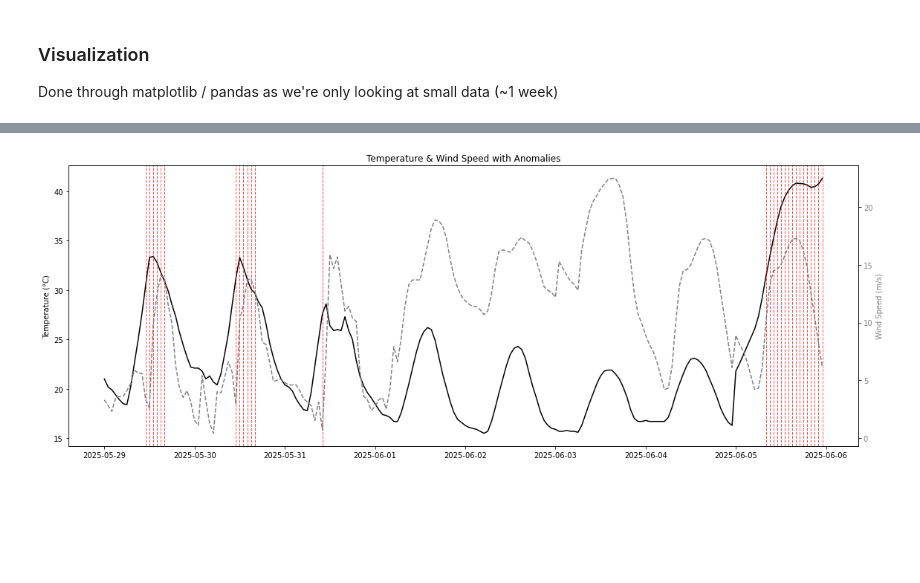
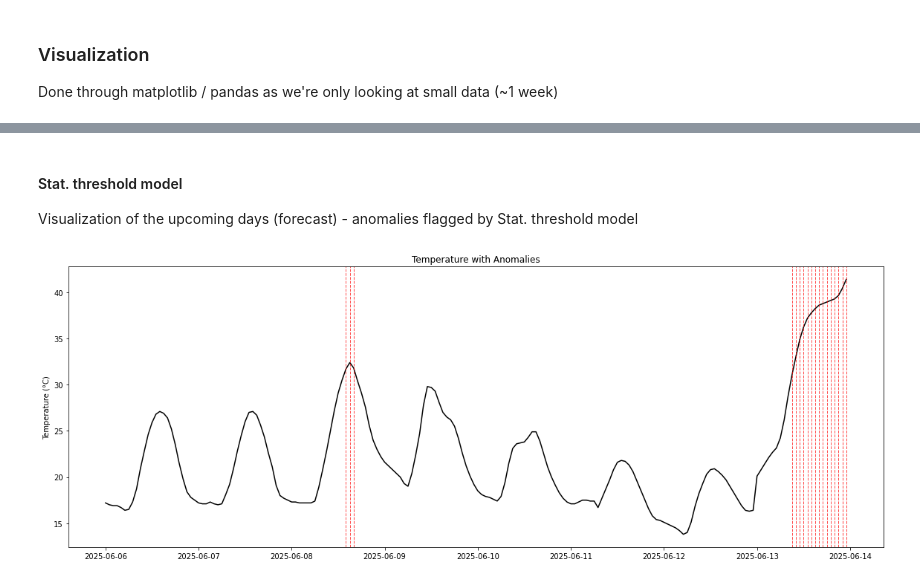
Before and after one commit to berthlou/dsaa_bda, a Jupyter notebook: Live - Streaming and Visualizations.ipynb, the cells around one changed output, grey strips where cells are left out. Cells and saved outputs as stored; diff of their text form; code cells hidden in the pictures; blank space fills up the shorter version.

Commit message:
Cleanup - DBScan include - complete viz of all 3 algos

```diff
--- a/Live - Streaming and Visualizations.ipynb
+++ b/Live - Streaming and Visualizations.ipynb
@@ -171,11 +198,11 @@ scored_sdf = scored_sdf.withColumn(
 # %%
-#GUI - this full section is chatgpt pasted
 def _is_dbscan_anomaly(scaled_list):
     """
+    Function to detect and flag if is dbscan anomaly
     scaled_list: a Python list of 6 floats (the features_scaled).
     Return 1 if min distance > eps, else 0.
     """
-    v = np.asarray(scaled_list, dtype=float)       # shape = (6,)
+    v = np.asarray(scaled_list, dtype=float)        # shape = (6,)
     core = bc_core.value                            # broadcast (n_core × 6)
     diffs = core - v                                # (n_core × 6)
     sq = np.sum(diffs * diffs, axis=1)              # (n_core,)
@@ -210,0 +332,7 @@ Done through matplotlib / pandas as we're only looking at small data (~1 week)
+# %%
+# Save stream to pandas df
+plot_stream_df = (
+    final_stream
+    .orderBy("time")
+    .toPandas()
+)
@@ -211,33 +387,34 @@ Done through matplotlib / pandas as we're only looking at small data (~1 week)
+# %% [markdown]
+#### Stat. threshold model
+Visualization of the upcoming days (forecast) - anomalies flagged by Stat. threshold model
+# %%
+# Select needed columns
+plot_df = sdf_stat_flagged.select(
+    "time",
+    "temperature_2m",
+    "wind_gusts_10m",
+    "precipitation",
+    "cloud_cover",
+    "temperature_2m_anomaly",
+    "wind_gusts_10m_anomaly",
+    "precipitation_anomaly",
+    "cloud_cover_anomaly"
+).orderBy("time").toPandas()
 # %%
-# Selection of relevant columns and conversion to pandas for visualization
-plot_df = scored_sdf.select(
-    "time",
-    "temperature_2m",
-    "wind_speed_10m",
-    "distance_cluster_center",
-    "is_anomaly"
-).orderBy("time").toPandas()
-
 fig, ax1 = plt.subplots(figsize=(16, 6))
 
 # Plot temperature as a line
 ax1.plot(plot_df["time"], plot_df["temperature_2m"], color="black", label="Temperature (°C)")
 ax1.set_ylabel("Temperature (°C)", color="black")
 ax1.tick_params(axis='y', labelcolor="black")
 
 # Overlay anomalies
-for anomaly_time in plot_df.loc[plot_df["is_anomaly"] == 1, "time"]:
+for anomaly_time in plot_df.loc[plot_df["temperature_2m_anomaly"] == 1, "time"]:
     ax1.axvline(x=anomaly_time, color="red", linestyle="--", linewidth=1, alpha=0.7)
 
-# Secondary axis for wind speed
-ax2 = ax1.twinx()
-ax2.plot(plot_df["time"], plot_df["wind_speed_10m"], color="gray", linestyle='--', label="Wind Speed (10m)")
-ax2.set_ylabel("Wind Speed (m/s)", color="gray")
-ax2.tick_params(axis='y', labelcolor="gray")
-
 # Title and legend
-plt.title("Temperature & Wind Speed with Anomalies")
+plt.title("Temperature with Anomalies")
 fig.tight_layout()
 plt.show()
 # %% [output]
-[figure, old version]
+[figure, new version]
```
Also changed, not shown: parts of 30 cells of this notebook.
